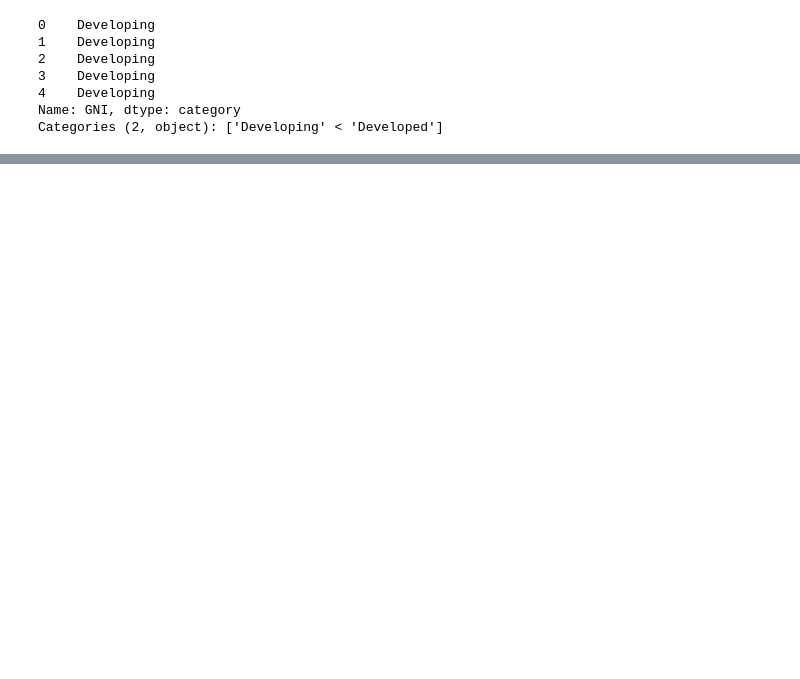
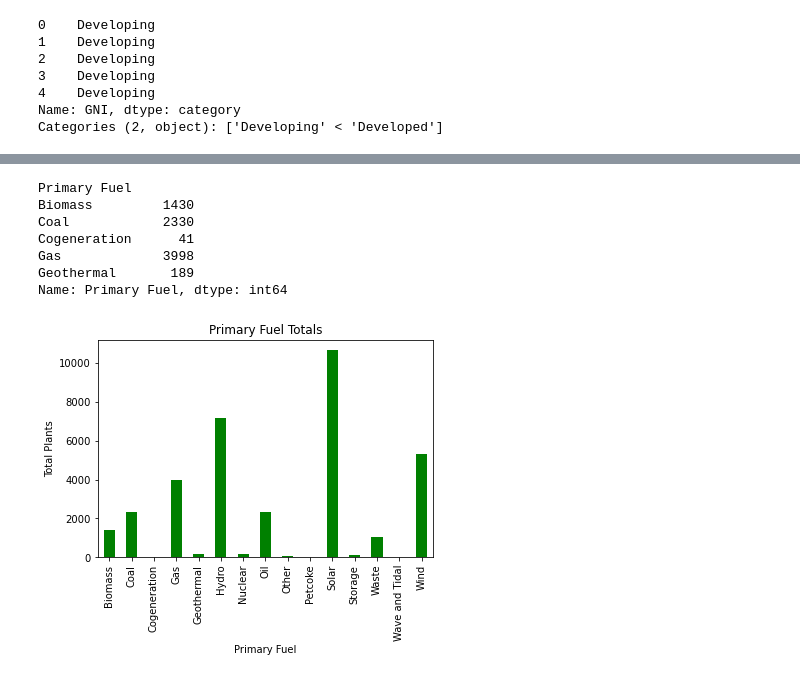
Before and after one commit to Carly-Jane/International_Power_Rangers, a Jupyter notebook: clean_up_notebook.ipynb, the cells around one changed output, grey strips where cells are left out. Saved outputs shown, nothing was run; the diff lists cells and outputs as text; code cells hidden in the pictures; blank space fills up the shorter version.

```diff
--- a/clean_up_notebook.ipynb
+++ b/clean_up_notebook.ipynb
@@ -235,0 +240,19 @@ Developing_power_plant.head(20)
+# %%
+fuel_group = merged_power_plantdf.groupby('Primary Fuel')
+count_Primaryfuel = fuel_group['Primary Fuel'].count()
+count_Primaryfuel.sort_values(ascending=False)
+#Create Chart
+fuel_chart = count_Primaryfuel.plot(kind='bar', title= "Primary Fuel Totals", color = 'Green', align = 'center')
+fuel_chart.set_xlabel("Primary Fuel")
+fuel_chart.set_ylabel("Total Plants");
+
+count_Primaryfuel.head()
+# %% [output]
+Primary Fuel
+Biomass         1430
+Coal            2330
+Cogeneration      41
+Gas             3998
+Geothermal       189
+Name: Primary Fuel, dtype: int64
+[figure, added]
```
Also changed, not shown: parts of 4 cells of this notebook, 2 other files.
